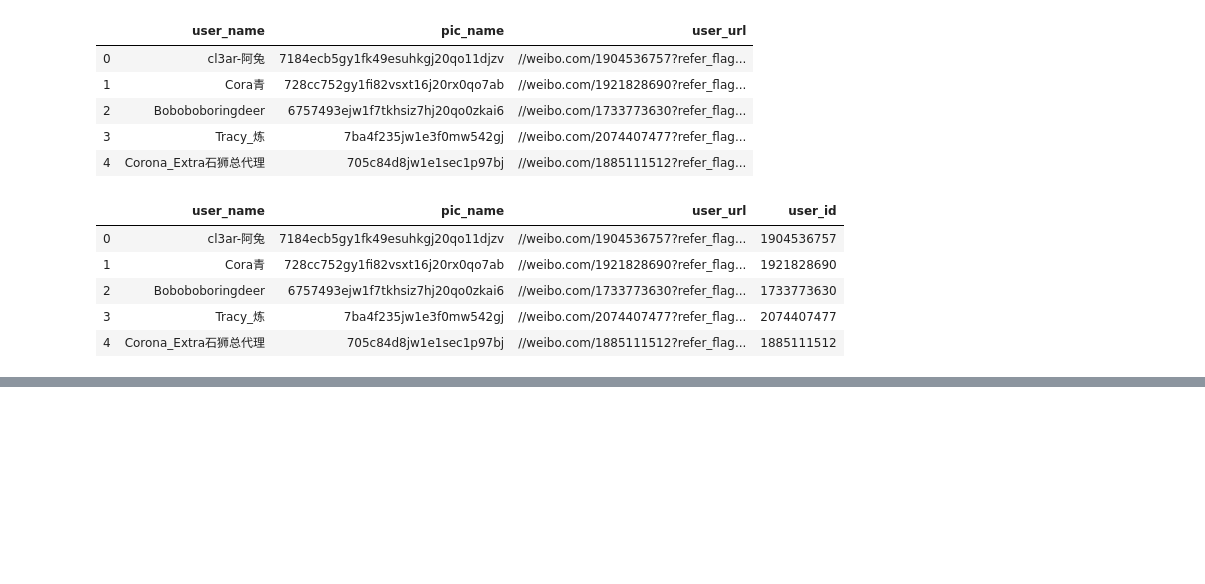
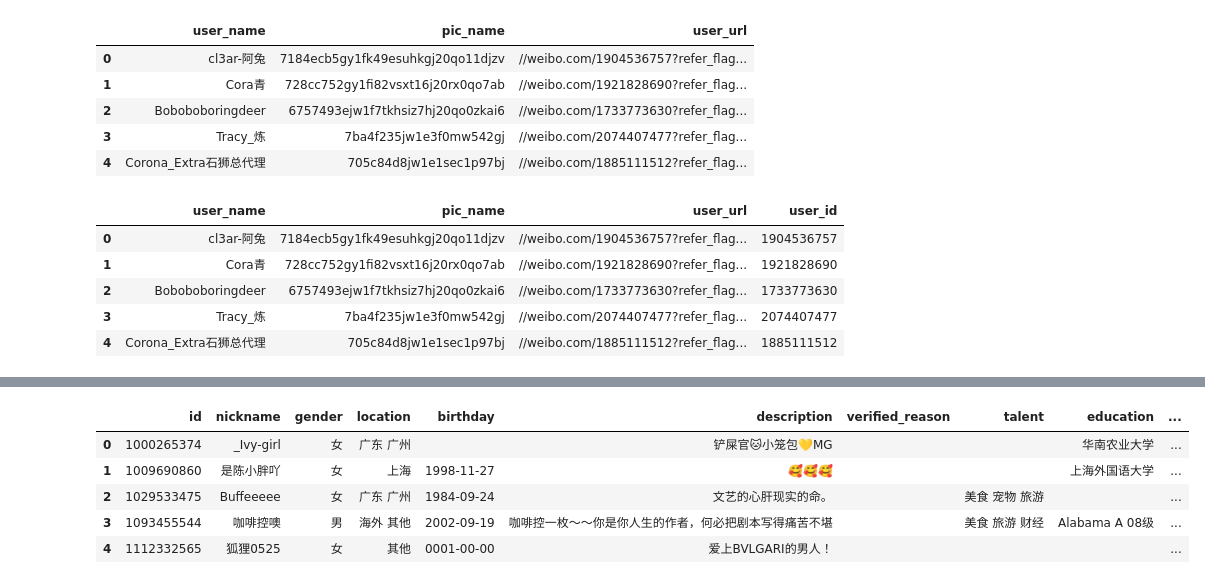
Before and after one commit to 666Chao666/Dashmote, a Jupyter notebook: Dashmote.ipynb, the cells around one changed output, grey strips where cells are left out. Saved outputs shown, nothing was run; the diff lists cells and outputs as text; code cells hidden in the pictures; blank space fills up the shorter version.

```diff
--- a/Dashmote.ipynb
+++ b/Dashmote.ipynb
@@ -320,0 +140,9 @@ def main(use_proxies=False):
+# %%
+df.head()
+# %% [output]
+|  | id | nickname | gender | location | birthday | description | verified_reason | talent | education | ... |
+| 0 | 1000265374 | _Ivy-girl | 女 | 广东 广州 |  | 铲屎官🐱小笼包💛MG |  |  | 华南农业大学 | ... |
+| 1 | 1009690860 | 是陈小胖吖 | 女 | 上海 | 1998-11-27 | 🥰🥰🥰 |  |  | 上海外国语大学 | ... |
+| 2 | 1029533475 | Buffeeeee | 女 | 广东 广州 | 1984-09-24 | 文艺的心肝现实的命。 |  | 美食 宠物 旅游 |  | ... |
+| 3 | 1093455544 | 咖啡控噢 | 男 | 海外 其他 | 2002-09-19 | 咖啡控一枚～～你是你人生的作者，何必把剧本写得痛苦不堪 |  | 美食 旅游 财经 | Alabama A 08级 | ... |
+| 4 | 1112332565 | 狐狸0525 | 女 | 其他 | 0001-00-00 | 爱上BVLGARI的男人！ |  |  |  | ... |
```
Also changed, not shown: parts of 43 cells of this notebook, 4 other files.
